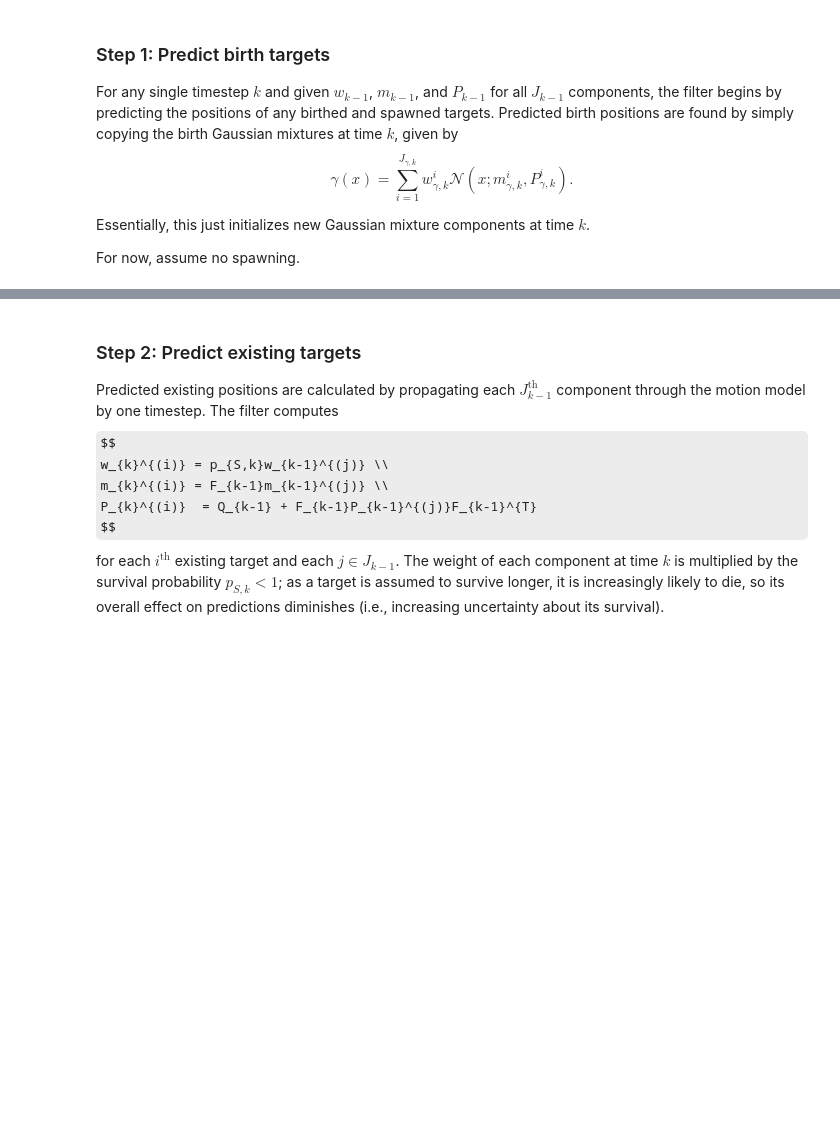
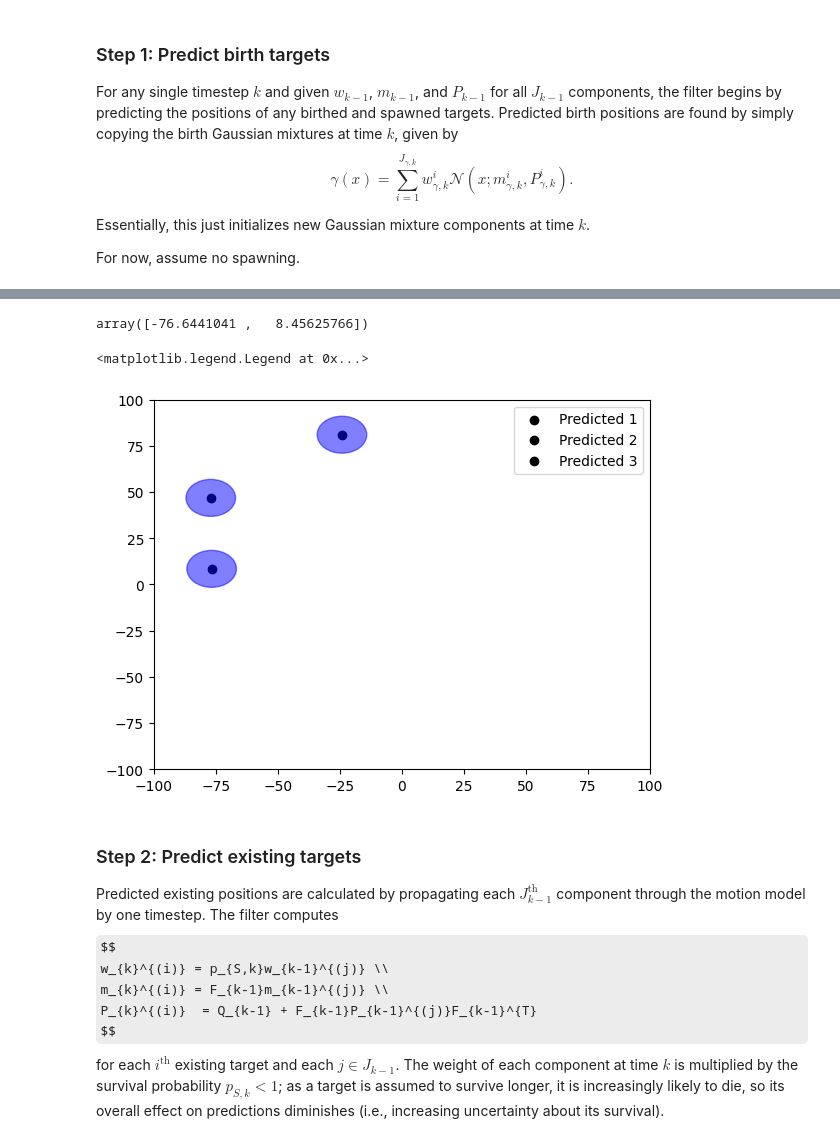
Before and after one commit to mtt-phd/mtt-phd, a Jupyter notebook: gmphd.ipynb, the cells around one changed output, grey strips where cells are left out. Cells and saved outputs as stored; diff of their text form; code cells hidden in the pictures; some formulas as TeX source; blank space fills up the shorter version.

Commit message:
added intermediate plots

```diff
--- a/gmphd.ipynb
+++ b/gmphd.ipynb
@@ -502,3 +508,24 @@ For now, assume no spawning.
+# %%
+filter.predicted_positions[0][:2]
+# %% [output]
+array([-76.6441041 ,   8.45625766])
+# %%
+fig, ax = plt.subplots()
+for i in range(len(filter.predicted_positions)):
+    pos = filter.predicted_positions[i][:2]
+    cov = filter.predicted_covariance[i][:2, :2]
+    eigvals, eigvecs = np.linalg.eig(cov)
+    a = eigvals.argsort()[::-1]
+    eigvals = eigvals[a]
+    unc = patches.Ellipse(pos, 2 * np.sqrt(eigvals[0]), 2 * np.sqrt(eigvals[1]), angle=0, color='blue', alpha=0.5)
+    ax.scatter(pos[0], pos[1], color='black', marker='o', label=f'Predicted {i + 1}')
+    ax.add_patch(unc)
+    ax.set_xlim(-100, 100)
+    ax.set_ylim(-100, 100)
+plt.legend()
+# %% [output]
+<matplotlib.legend.Legend at 0x...>
+[figure, added]
 # %% [markdown]
 ### Step 2: Predict existing targets
 
```
Also changed, not shown: parts of 15 cells of this notebook.
